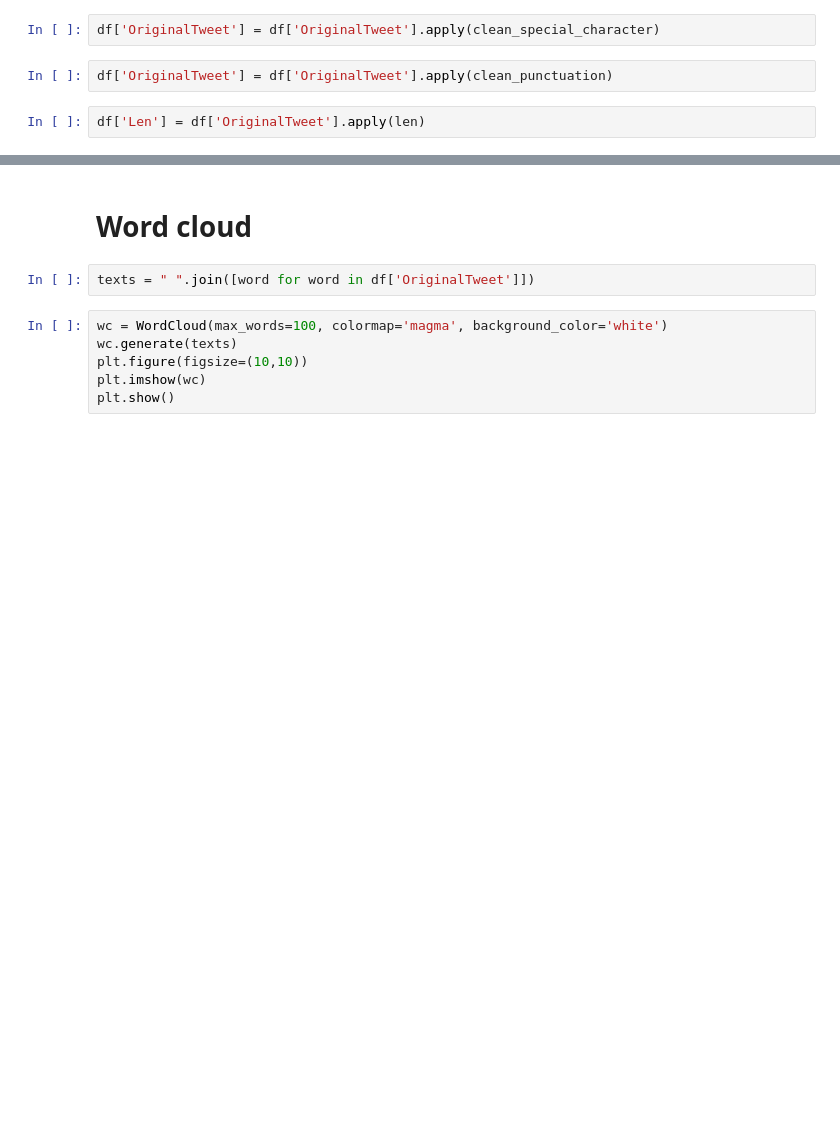
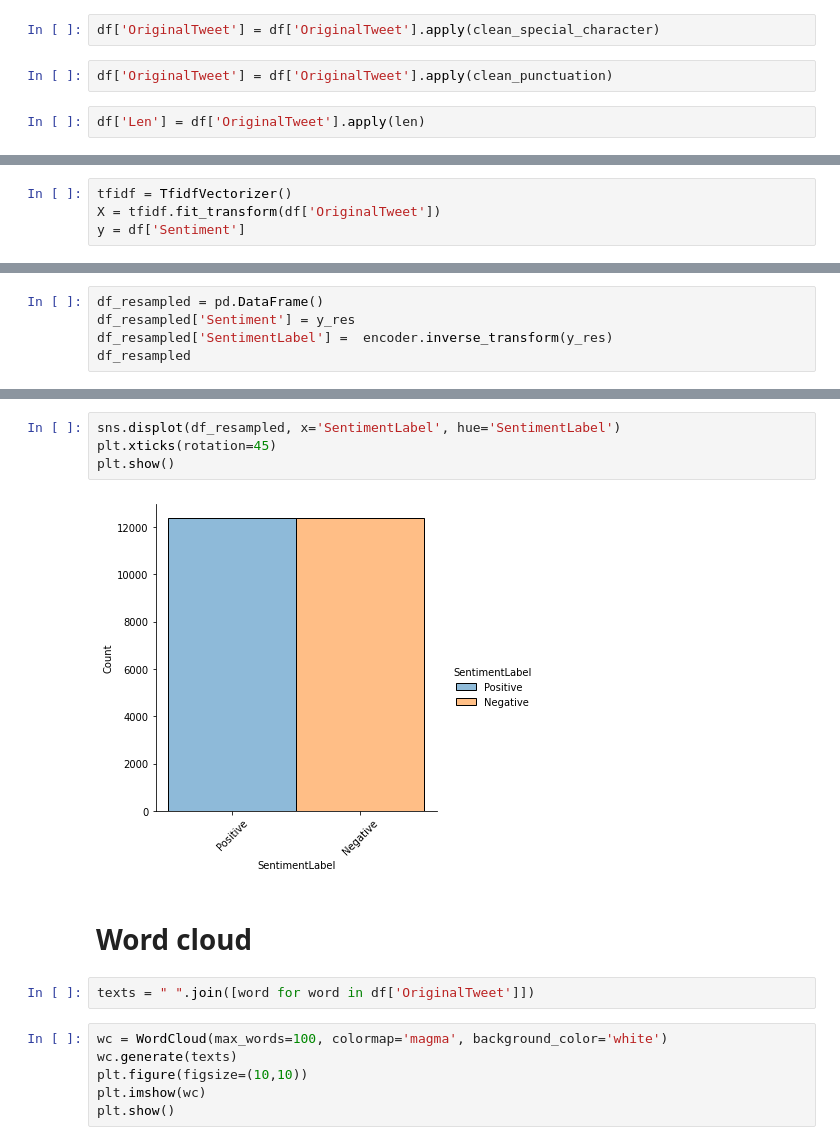
Before and after one commit to Nemo-netidol/Tweet-corona-sentiment, a Jupyter notebook: model.ipynb, the cells around one changed output, grey strips where cells are left out. Saved outputs shown, nothing was run; the diff lists cells and outputs as text; blank space fills up the shorter version.

```diff
--- a/model.ipynb
+++ b/model.ipynb
@@ -116,0 +131,4 @@ df
+# %%
+tfidf = TfidfVectorizer()
+X = tfidf.fit_transform(df['OriginalTweet'])
+y = df['Sentiment']
@@ -116,0 +154,5 @@ df
+# %%
+df_resampled = pd.DataFrame()
+df_resampled['Sentiment'] = y_res
+df_resampled['SentimentLabel'] =  encoder.inverse_transform(y_res)
+df_resampled
@@ -117,3 +173,9 @@ df
+# %%
+sns.displot(df_resampled, x='SentimentLabel', hue='SentimentLabel')
+plt.xticks(rotation=45)
+plt.show()
+# %% [output]
+[figure, added]
 # %% [markdown]
 # Word cloud
 # %%
```
Also changed, not shown: parts of 34 cells of this notebook, 1 other file.
